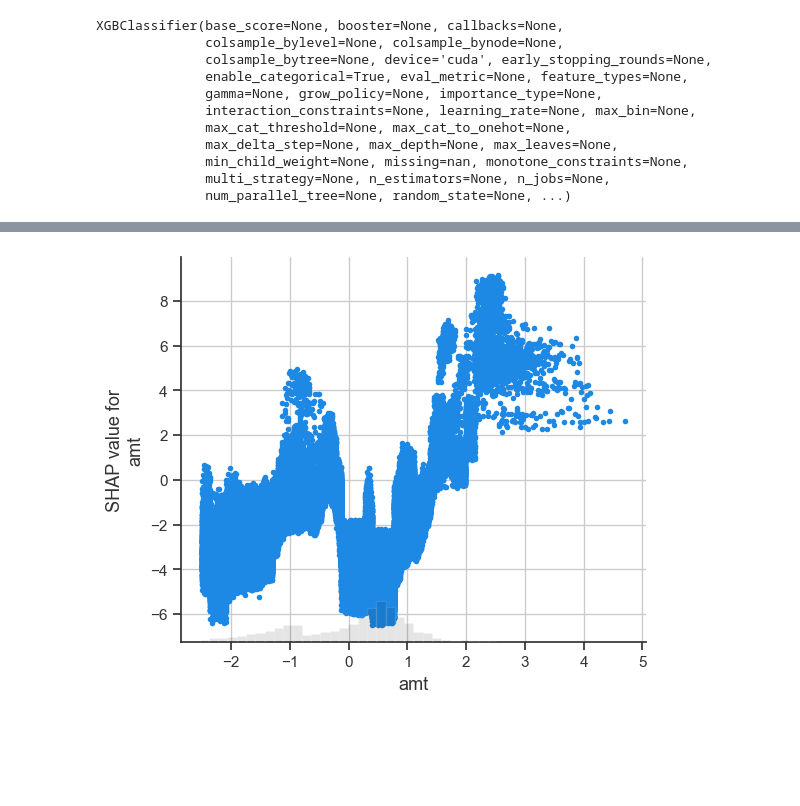
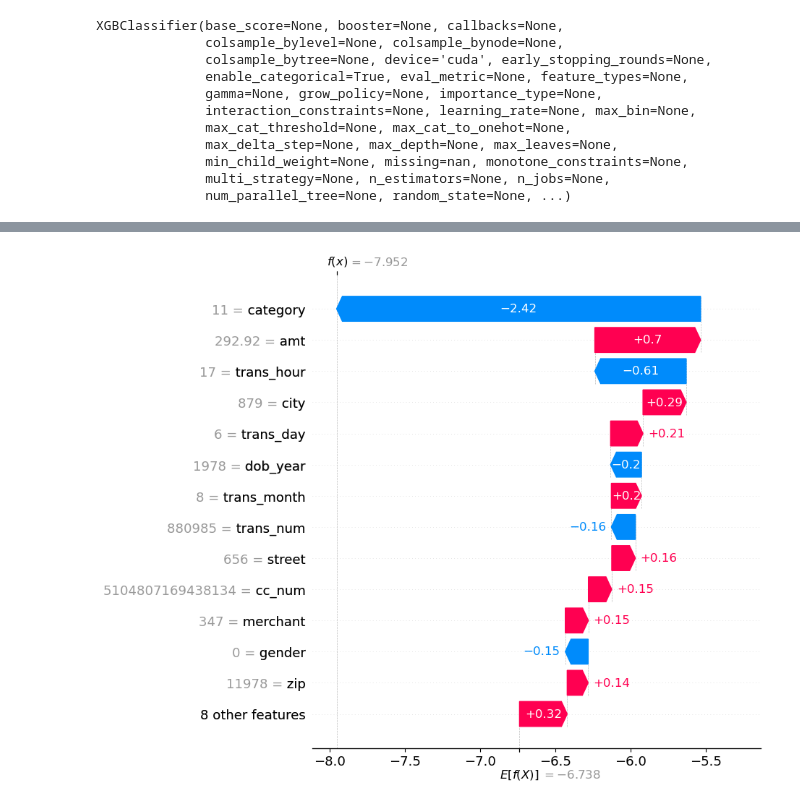
Before and after one commit to Cengelsen/info381, a Jupyter notebook: halvor/semesterassignment.ipynb, the cells around one changed output, grey strips where cells are left out. Drawn from its saved outputs; the diff is of its cells as text; code cells hidden in the pictures; blank space fills up the shorter version.

```diff
--- a/halvor/semesterassignment.ipynb
+++ b/halvor/semesterassignment.ipynb
@@ -40,7 +40,7 @@ datapath = "/Users/halvornedrebo/Documents/Programmering/INFO381/data/"
 # %%
 #data = pd.read_csv('data/fraud.csv', index_col=0)
 # %%
-le = LabelEncoder()
+"""le = LabelEncoder()
 
 
 def clean_data(filename):
@@ -118,4 +118,4 @@ def clean_data(filename):
     for col in tobnormalized:
         data[col] = scaler.fit_transform(data[col].values.reshape(-1, 1)).flatten()
 
-    return data
+    return data"""
@@ -122,5 +225,5 @@ def clean_data(filename):
 # %%
-data = clean_data("fraud.csv")
+data, inverse_mapping = clean_data("fraud.csv")
 # %% [output]
 Importing data...
 splitting time columns...
@@ -155,3 +268,8 @@ X = data.drop("is_fraud", axis=1)
 y = data["is_fraud"]
 
 X_train, X_test, y_train, y_test = train_test_split(X, y, test_size=0.2, random_state=42)
+# %%
+"""categorical = ["amt", "city_pop", "trans_year","merchant", "city", "state", "category","street", "job"]
+for col in categorical:
+    X_train[col] = X_train[col].astype('category')
+    X_test[col] = X_test[col].astype('category')"""
@@ -235,5 +355,5 @@ shap.plots.heatmap(explanation[:1000])
 <AxesSubplot:xlabel='Instances'>
 # %%
-shap.plots.scatter(explanation[:, "amt"])
+shap.plots.waterfall(explanation[100], max_display=14)
 # %% [output]
-[figure, old version]
+[figure, new version]
```
Also changed, not shown: parts of 34 cells of this notebook.
